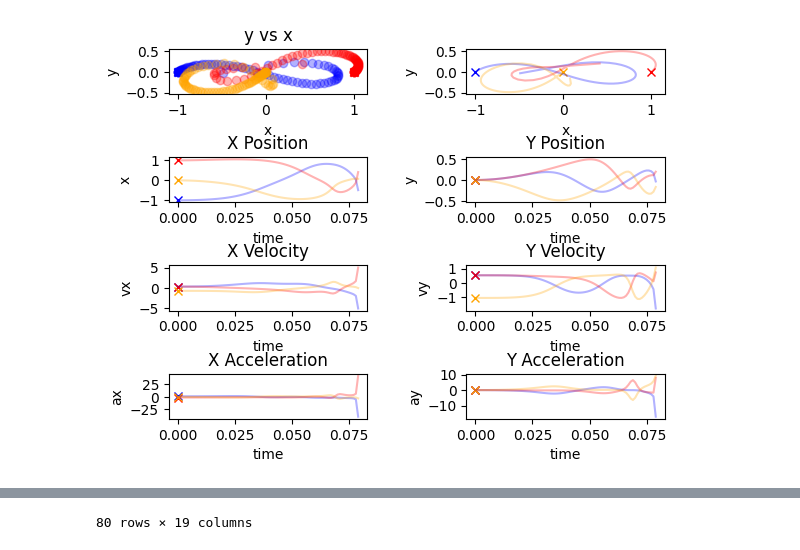
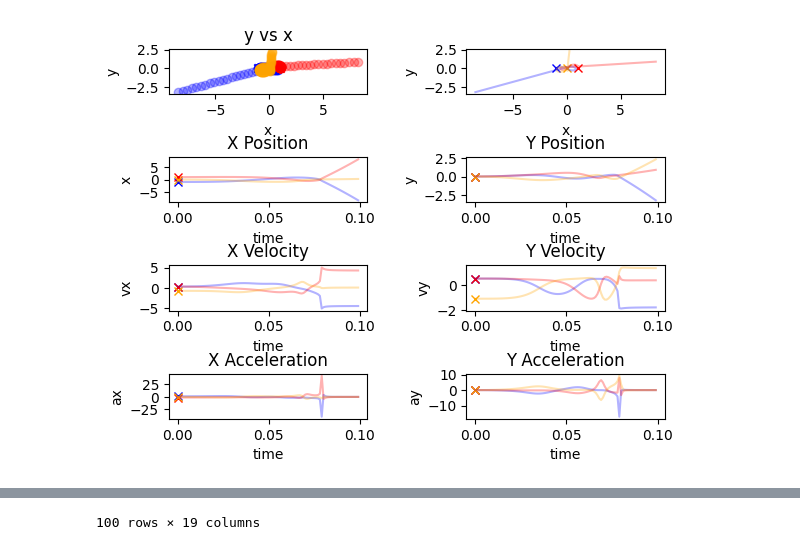
Before and after one commit to wastjohn/ThreeBodyProblemVis, a Jupyter notebook: ThreeBodyVis.ipynb, the cells around one changed output, grey strips where cells are left out. Saved outputs shown, nothing was run; the diff lists cells and outputs as text; code cells hidden in the pictures.

```diff
--- a/ThreeBodyVis.ipynb
+++ b/ThreeBodyVis.ipynb
@@ -197,12 +197,12 @@ def plot3Body(p1: tuple, p2: tuple, p3: tuple, v1: tuple, v2: tuple, v3: tuple,
     plt.subplots_adjust(hspace=1.4, wspace=0.5)
     return (plt.figure(1), df)
 # %%
-p, df = plot3Body((-1, 0), (1, 0), (0, 0), (0.347113, 0.532727), (0.347113, 0.532727), (-0.694226, -1.065454), 0.001, 80)
+p, df = plot3Body((-1, 0), (1, 0), (0, 0), (0.347113, 0.532727), (0.347113, 0.532727), (-0.694226, -1.065454), 0.001, 100)
 # q, df2 = plot3Body((-1, 0), (1, 0), (0, 0), (0.405043, 0.492281), (0.405043, 0.492281), (-0.810086, -0.984562), 0.001, 80, 2)
 plt.show()
 df
 # %% [output]
-[figure, old version]
+[figure, new version]
 |  | time | x1 | y1 | vx1 | vy1 | ax1 | ay1 | x2 | y2 | vx2 | vy2 | ... |
 | 0 | 0.000 | -1.000000 | 0.000000 | 0.347113 | 0.532727 | 1.250000 | -0.000000 | 1.000000 | 0.000000 | 0.347113 | 0.532727 | ... |
 | 1 | 0.001 | -0.999651 | 0.000533 | 0.348363 | 0.532727 | 1.250000 | -0.000000 | 1.000345 | 0.000533 | 0.345863 | 0.532727 | ... |
@@ -218 +218 @@ df
-80 rows × 19 columns
+100 rows × 19 columns
```
Also changed, not shown: parts of 1 cell of this notebook.
